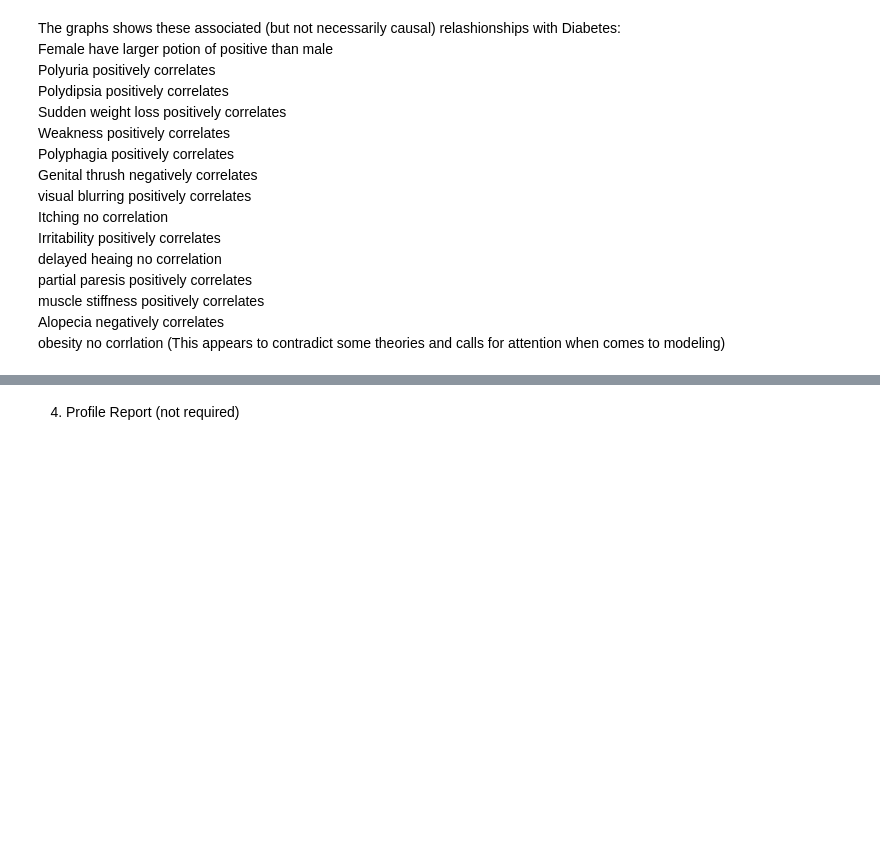
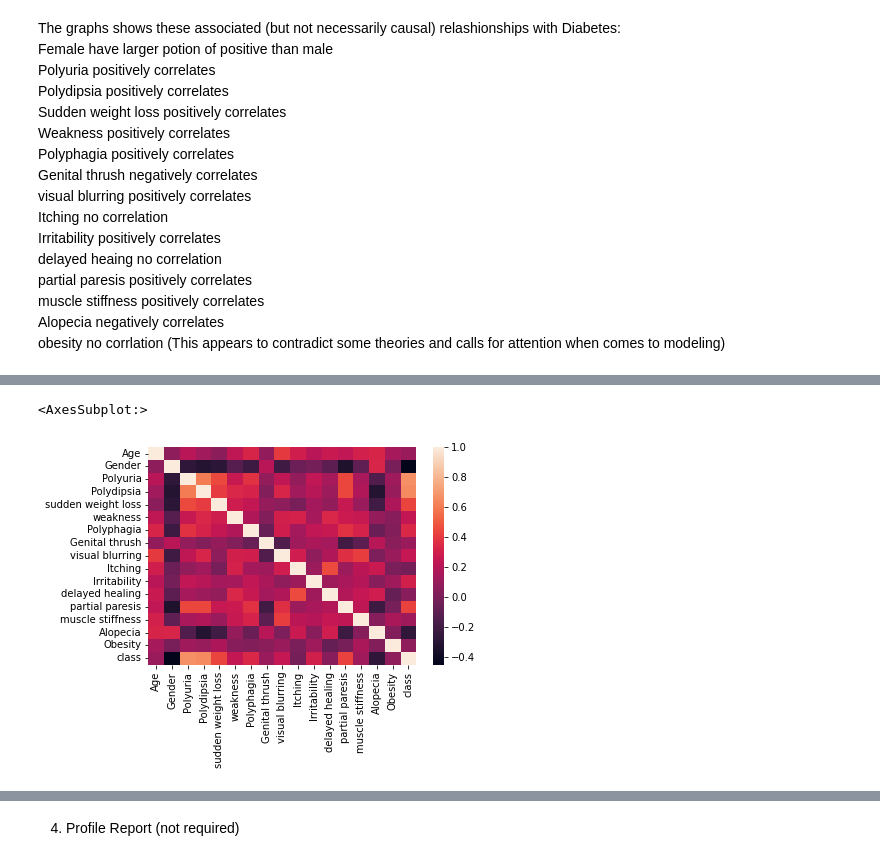
Before and after one commit to bbltxl/CapstoneProject_Diabetes, a Jupyter notebook: diabetesprediction/notebooks/02_Exploratory_Data_Analysis.ipynb, the cells around one changed output, grey strips where cells are left out. Cells and saved outputs as stored; diff of their text form; code cells hidden in the pictures; blank space fills up the shorter version.

```diff
--- a/diabetesprediction/notebooks/02_Exploratory_Data_Analysis.ipynb
+++ b/diabetesprediction/notebooks/02_Exploratory_Data_Analysis.ipynb
@@ -123,3 +125,10 @@ The graphs shows these associated (but not necessarily causal) relashionships wi
 <br> muscle stiffness positively correlates
 <br> Alopecia negatively correlates
 <br> obesity no corrlation (This appears to contradict some theories and calls for attention when comes to modeling)
+# %%
+# Transform Categorical Variable
+le = LabelEncoder()
+df1 = df
+for col in df1.columns:
+    if col != 'Age':
+        df1[col] = le.fit_transform(df1[col])
@@ -125,0 +155,5 @@ The graphs shows these associated (but not necessarily causal) relashionships wi
+# %%
+sns.heatmap(df1.corr())
+# %% [output]
+<AxesSubplot:>
+[figure, added]
```
Also changed, not shown: parts of 4 cells of this notebook.
